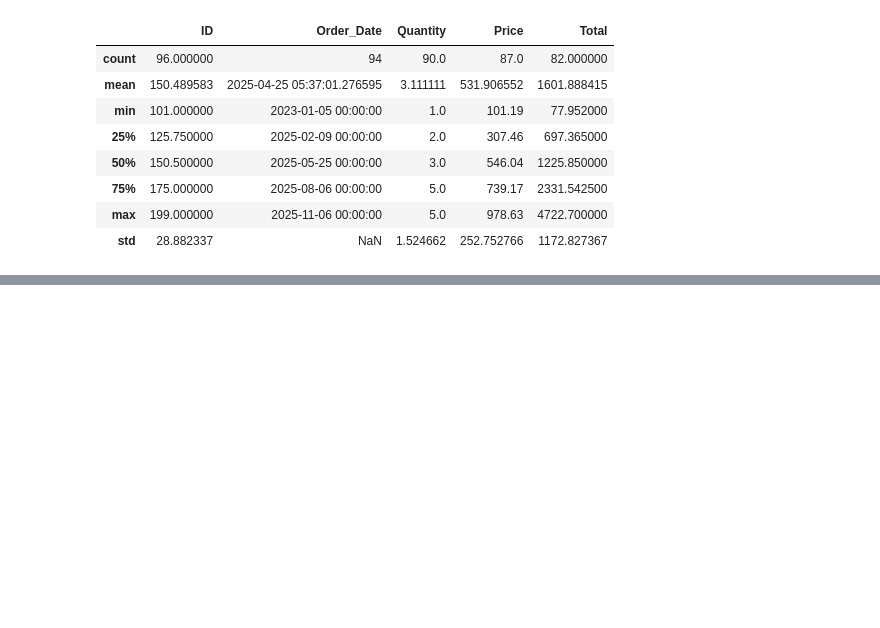
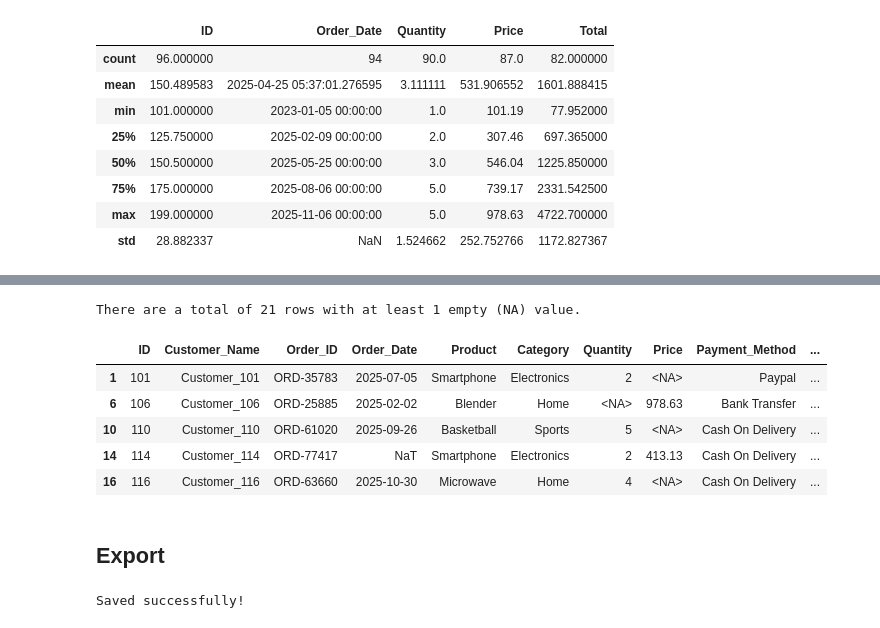
Before and after one commit to Gerum-Berhanu/data-cleaning, a Jupyter notebook: projects/05_ecommerce_sales/05_data_cleaning.ipynb, the cells around one changed output, grey strips where cells are left out. Saved outputs shown, nothing was run; the diff lists cells and outputs as text; code cells hidden in the pictures; blank space fills up the shorter version.

```diff
--- a/projects/05_ecommerce_sales/05_data_cleaning.ipynb
+++ b/projects/05_ecommerce_sales/05_data_cleaning.ipynb
@@ -639,0 +662,22 @@ df.describe()
+# %%
+na_rows_mask = df.isna().any(axis=1)
+
+print(f"There are a total of {na_rows_mask.sum()} rows with at least 1 empty (NA) value.")
+
+rows_with_na = df[na_rows_mask]
+display(rows_with_na.head())
+# %% [output]
+There are a total of 21 rows with at least 1 empty (NA) value.
+|  | ID | Customer_Name | Order_ID | Order_Date | Product | Category | Quantity | Price | Payment_Method | ... |
+| 1 | 101 | Customer_101 | ORD-35783 | 2025-07-05 | Smartphone | Electronics | 2 | <NA> | Paypal | ... |
+| 6 | 106 | Customer_106 | ORD-25885 | 2025-02-02 | Blender | Home | <NA> | 978.63 | Bank Transfer | ... |
+| 10 | 110 | Customer_110 | ORD-61020 | 2025-09-26 | Basketball | Sports | 5 | <NA> | Cash On Delivery | ... |
+| 14 | 114 | Customer_114 | ORD-77417 | NaT | Smartphone | Electronics | 2 | 413.13 | Cash On Delivery | ... |
+| 16 | 116 | Customer_116 | ORD-63660 | 2025-10-30 | Microwave | Home | 4 | <NA> | Cash On Delivery | ... |
+# %% [markdown]
+## Export
+# %%
+df.to_csv("data/clean.csv", date_format="%Y-%m-%d", index=False)
+print("Saved successfully!")
+# %% [output]
+Saved successfully!
```
Also changed, not shown: parts of 5 cells of this notebook.
